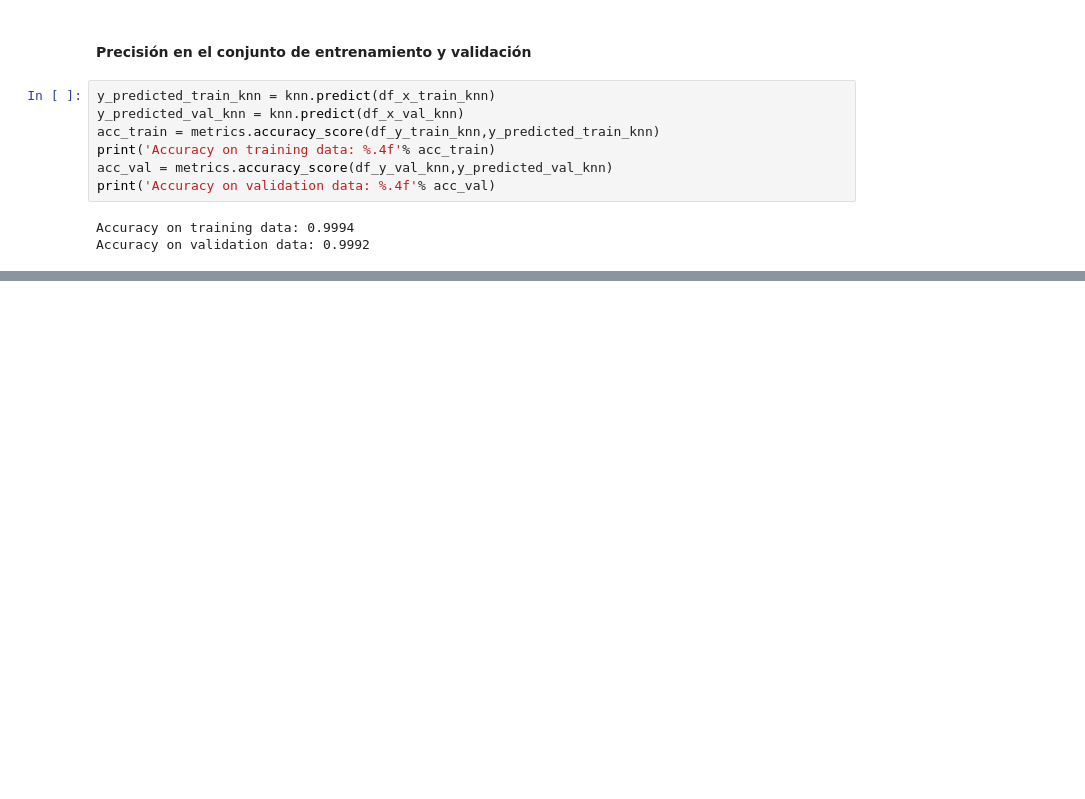
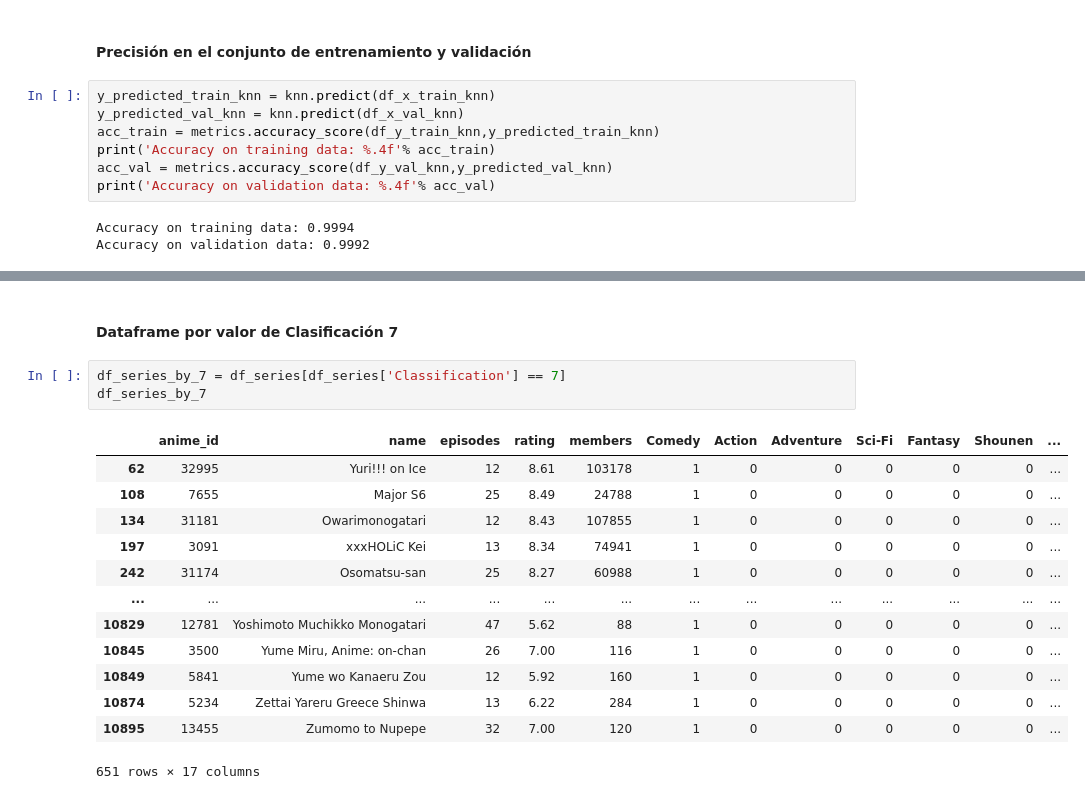
Before and after one commit to 1KVueltasAlCampo/AI-anime-recomendation, a Jupyter notebook: 2daEntrega/Codigo/EDARecomendacionAnime.ipynb, the cells around one changed output, grey strips where cells are left out. Drawn from its saved outputs; the diff is of its cells as text; blank space fills up the shorter version.

```diff
--- a/2daEntrega/Codigo/EDARecomendacionAnime.ipynb
+++ b/2daEntrega/Codigo/EDARecomendacionAnime.ipynb
@@ -658,0 +681,19 @@ Accuracy on validation data: 0.9992
+# %% [markdown]
+#### Dataframe por valor de Clasificación 7
+# %%
+df_series_by_7 = df_series[df_series['Classification'] == 7]
+df_series_by_7
+# %% [output]
+|  | anime_id | name | episodes | rating | members | Comedy | Action | Adventure | Sci-Fi | Fantasy | Shounen | ... |
+| 62 | 32995 | Yuri!!! on Ice | 12 | 8.61 | 103178 | 1 | 0 | 0 | 0 | 0 | 0 | ... |
+| 108 | 7655 | Major S6 | 25 | 8.49 | 24788 | 1 | 0 | 0 | 0 | 0 | 0 | ... |
+| 134 | 31181 | Owarimonogatari | 12 | 8.43 | 107855 | 1 | 0 | 0 | 0 | 0 | 0 | ... |
+| 197 | 3091 | xxxHOLiC Kei | 13 | 8.34 | 74941 | 1 | 0 | 0 | 0 | 0 | 0 | ... |
+| 242 | 31174 | Osomatsu-san | 25 | 8.27 | 60988 | 1 | 0 | 0 | 0 | 0 | 0 | ... |
+| ... | ... | ... | ... | ... | ... | ... | ... | ... | ... | ... | ... | ... |
+| 10829 | 12781 | Yoshimoto Muchikko Monogatari | 47 | 5.62 | 88 | 1 | 0 | 0 | 0 | 0 | 0 | ... |
+| 10845 | 3500 | Yume Miru, Anime: on-chan | 26 | 7.00 | 116 | 1 | 0 | 0 | 0 | 0 | 0 | ... |
+| 10849 | 5841 | Yume wo Kanaeru Zou | 12 | 5.92 | 160 | 1 | 0 | 0 | 0 | 0 | 0 | ... |
+| 10874 | 5234 | Zettai Yareru Greece Shinwa | 13 | 6.22 | 284 | 1 | 0 | 0 | 0 | 0 | 0 | ... |
+| 10895 | 13455 | Zumomo to Nupepe | 32 | 7.00 | 120 | 1 | 0 | 0 | 0 | 0 | 0 | ... |
+651 rows × 17 columns
```
Also changed, not shown: parts of 31 cells of this notebook.
